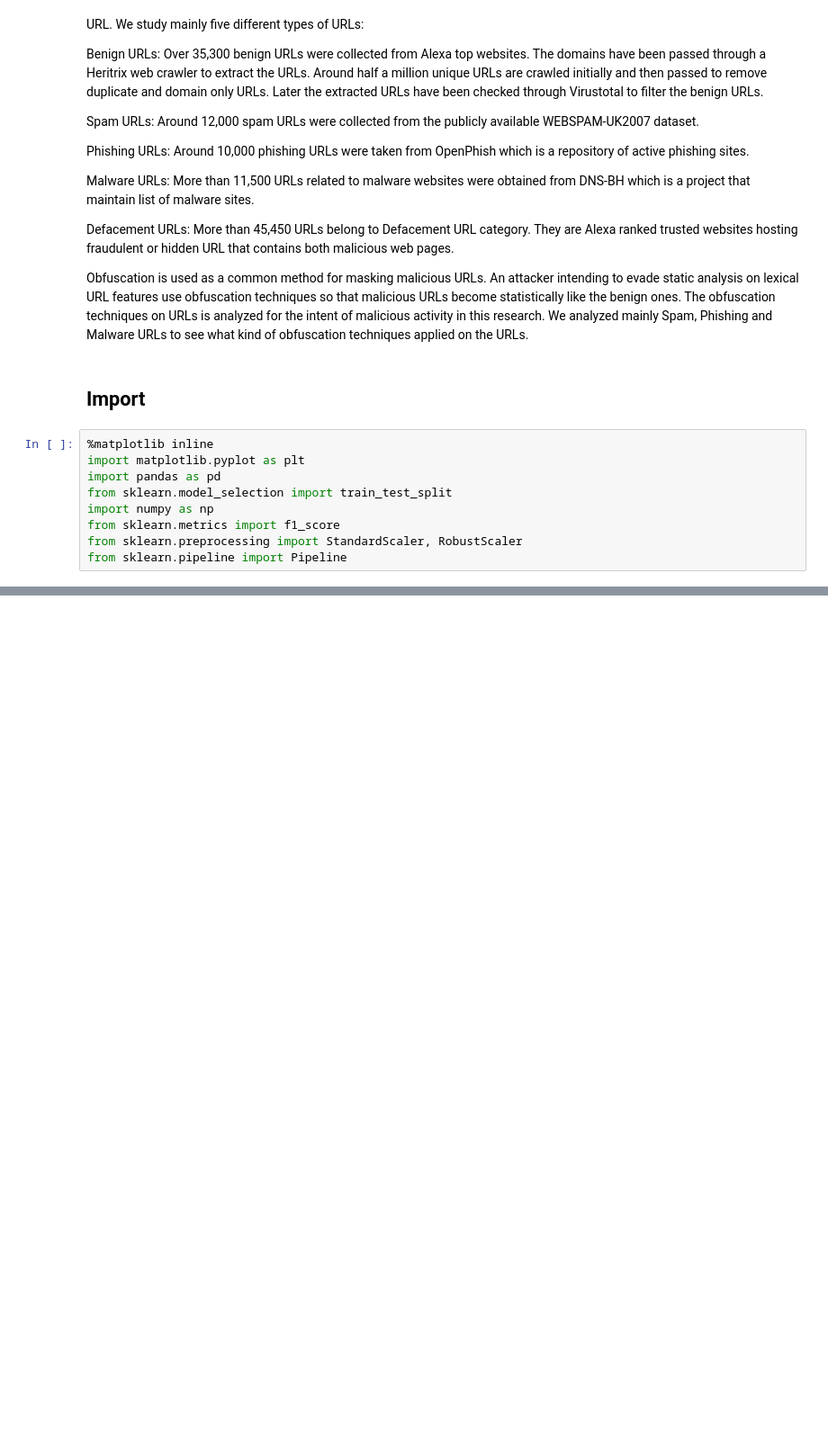
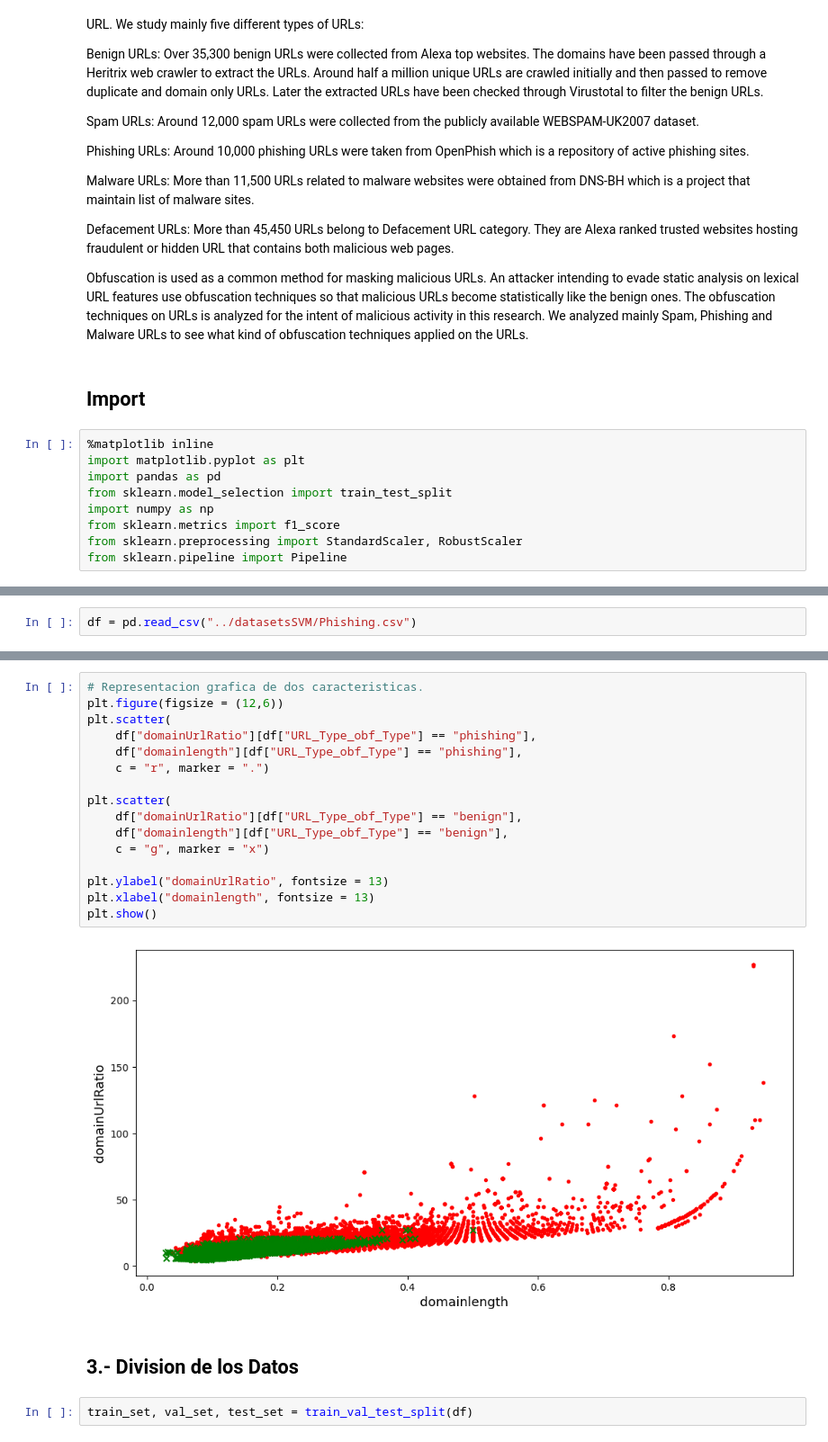
Before and after one commit to itsFDavid/Simulacion, a Jupyter notebook: Support-Vector-Machine/Support-Vector-Machine.ipynb, the cells around one changed output, grey strips where cells are left out. Shown at 90% size. Drawn from its saved outputs; the diff is of its cells as text; blank space fills up the shorter version.

Commit message:
add prepare dataset

```diff
--- a/Support-Vector-Machine/Support-Vector-Machine.ipynb
+++ b/Support-Vector-Machine/Support-Vector-Machine.ipynb
@@ -33,0 +70,2 @@ from sklearn.pipeline import Pipeline
+# %%
+df = pd.read_csv("../datasetsSVM/Phishing.csv")
@@ -33,0 +150,22 @@ from sklearn.pipeline import Pipeline
+# %%
+# Representacion grafica de dos caracteristicas.
+plt.figure(figsize = (12,6))
+plt.scatter(
+    df["domainUrlRatio"][df["URL_Type_obf_Type"] == "phishing"],
+    df["domainlength"][df["URL_Type_obf_Type"] == "phishing"],
+    c = "r", marker = ".")
+
+plt.scatter(
+    df["domainUrlRatio"][df["URL_Type_obf_Type"] == "benign"],
+    df["domainlength"][df["URL_Type_obf_Type"] == "benign"],
+    c = "g", marker = "x")
+
+plt.ylabel("domainUrlRatio", fontsize = 13)
+plt.xlabel("domainlength", fontsize = 13)
+plt.show()
+# %% [output]
+[figure, added]
+# %% [markdown]
+## 3.- Division de los Datos
+# %%
+train_set, val_set, test_set = train_val_test_split(df)
```
Also changed, not shown: parts of 15 cells of this notebook.
